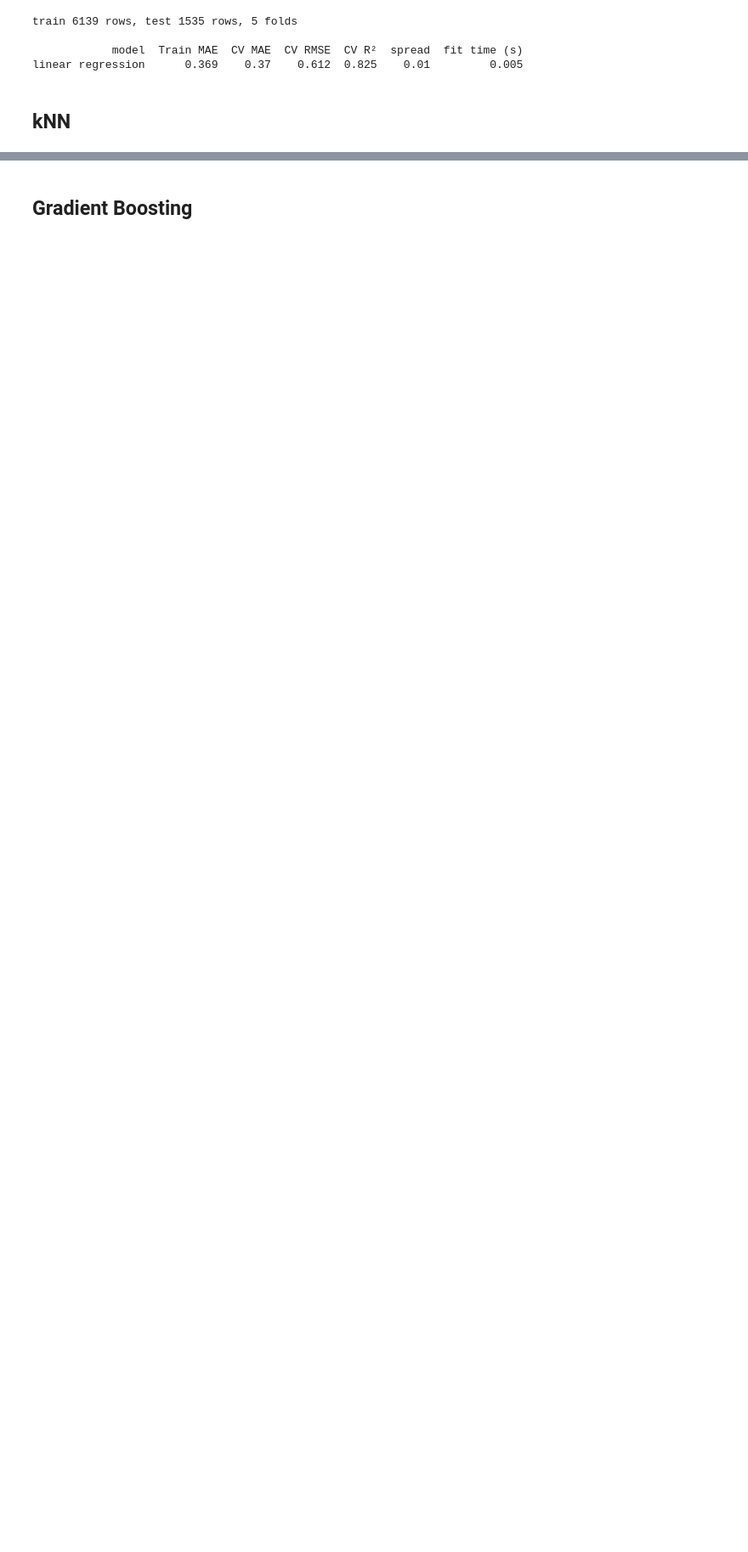
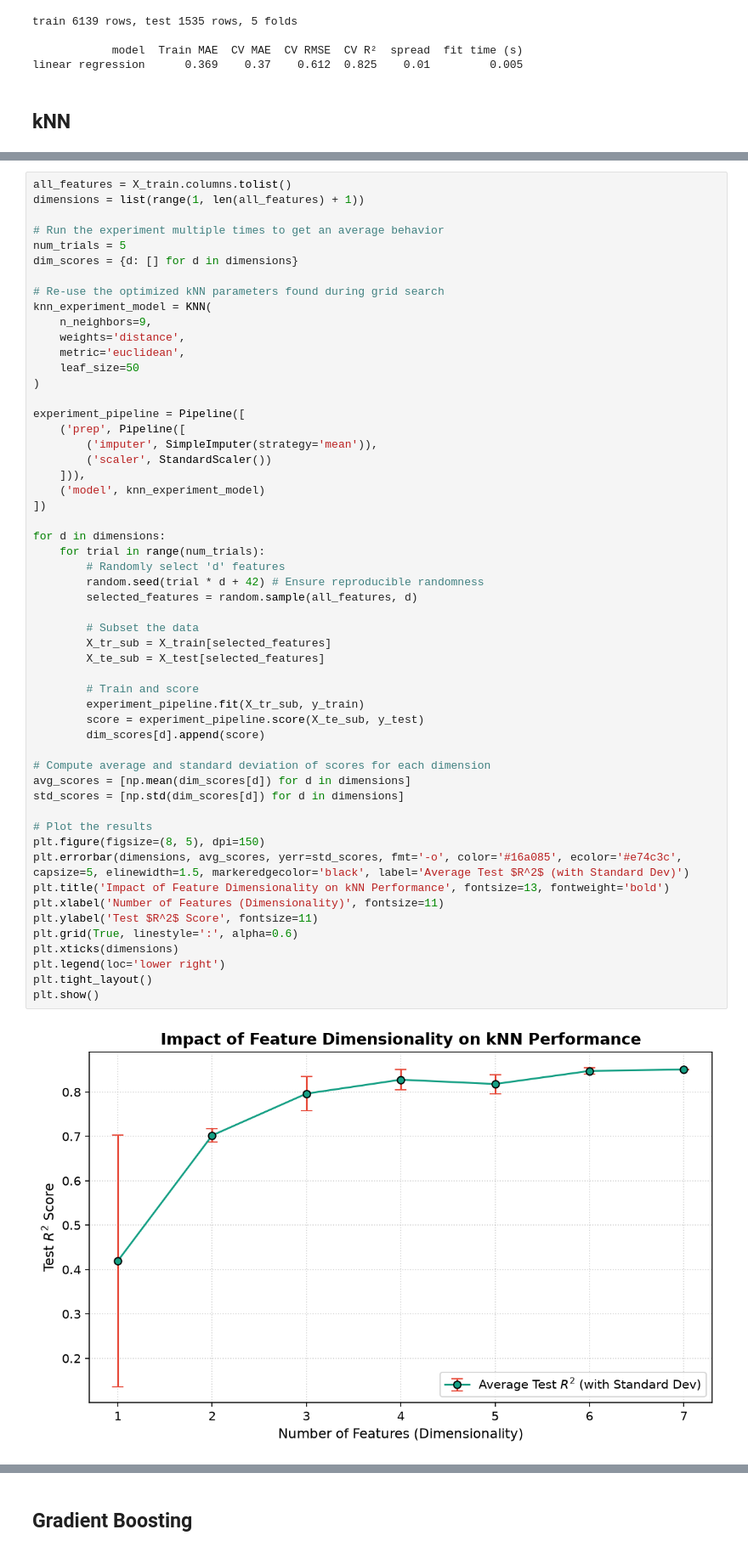
Before and after one commit to AMfromUofG/ENG4200-CW2-Group-Air_A, a Jupyter notebook: CW2_Air_A.ipynb, the cells around one changed output, grey strips where cells are left out. Shown at 85% size. Drawn from its saved outputs; the diff is of its cells as text; blank space fills up the shorter version.

```diff
--- a/CW2_Air_A.ipynb
+++ b/CW2_Air_A.ipynb
@@ -197,0 +376,56 @@ NameError: name 'X_train_filtered' is not defined
+# %%
+all_features = X_train.columns.tolist()
+dimensions = list(range(1, len(all_features) + 1))
+
+# Run the experiment multiple times to get an average behavior
+num_trials = 5
+dim_scores = {d: [] for d in dimensions}
+
+# Re-use the optimized kNN parameters found during grid search
+knn_experiment_model = KNN(
+    n_neighbors=9,
+    weights='distance',
+    metric='euclidean',
+    leaf_size=50
+)
+
+experiment_pipeline = Pipeline([
+    ('prep', Pipeline([
+        ('imputer', SimpleImputer(strategy='mean')),
+        ('scaler', StandardScaler())
+    ])),
+    ('model', knn_experiment_model)
+])
+
+for d in dimensions:
+    for trial in range(num_trials):
+        # Randomly select 'd' features
+        random.seed(trial * d + 42) # Ensure reproducible randomness
+        selected_features = random.sample(all_features, d)
+
+        # Subset the data
+        X_tr_sub = X_train[selected_features]
+        X_te_sub = X_test[selected_features]
+
+        # Train and score
+        experiment_pipeline.fit(X_tr_sub, y_train)
+        score = experiment_pipeline.score(X_te_sub, y_test)
+        dim_scores[d].append(score)
+
+# Compute average and standard deviation of scores for each dimension
+avg_scores = [np.mean(dim_scores[d]) for d in dimensions]
+std_scores = [np.std(dim_scores[d]) for d in dimensions]
+
+# Plot the results
+plt.figure(figsize=(8, 5), dpi=150)
+plt.errorbar(dimensions, avg_scores, yerr=std_scores, fmt='-o', color='#16a085', ecolor='#e74c3c', capsize=5, elinewidth=1.5, markeredgecolor='black', label='Average Test $R^2$ (with Standard Dev)')
+plt.title('Impact of Feature Dimensionality on kNN Performance', fontsize=13, fontweight='bold')
+plt.xlabel('Number of Features (Dimensionality)', fontsize=11)
+plt.ylabel('Test $R^2$ Score', fontsize=11)
+plt.grid(True, linestyle=':', alpha=0.6)
+plt.xticks(dimensions)
+plt.legend(loc='lower right')
+plt.tight_layout()
+plt.show()
+# %% [output]
+[figure, added]
```
Also changed, not shown: parts of 16 cells of this notebook.
